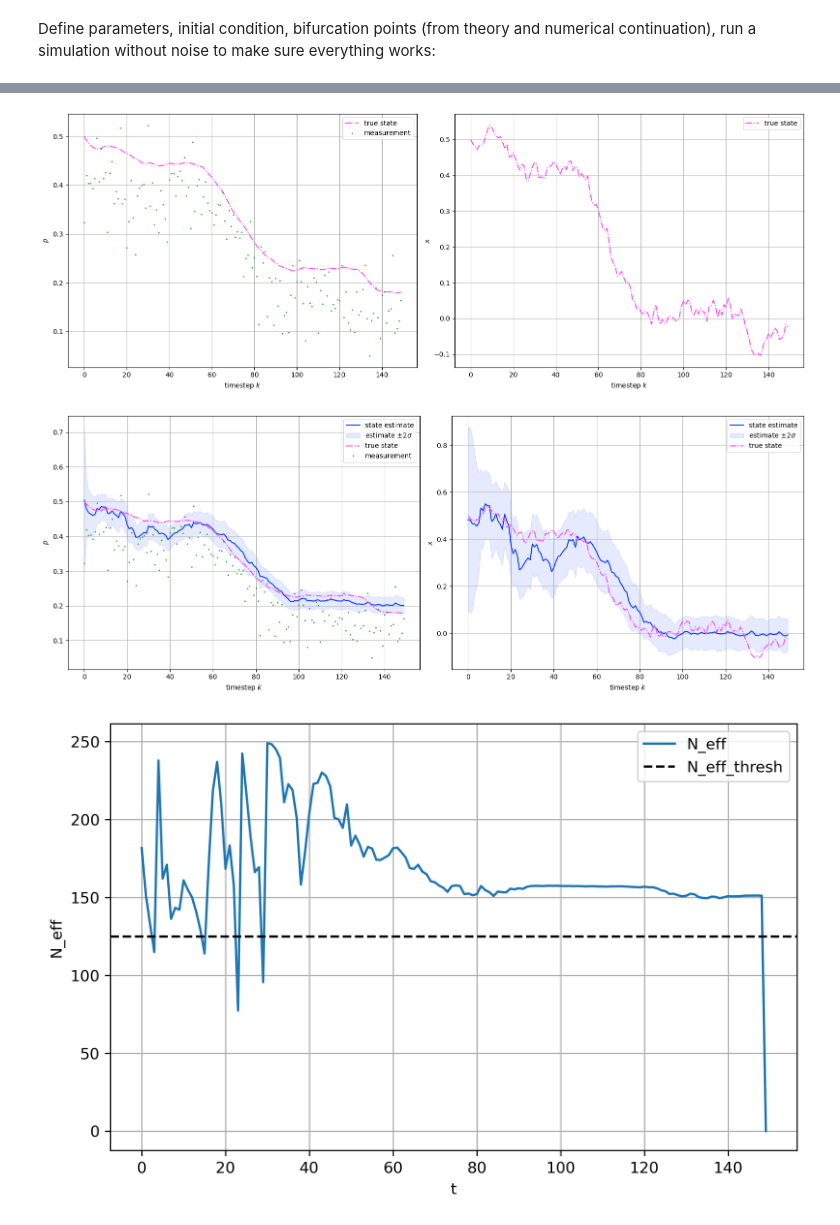
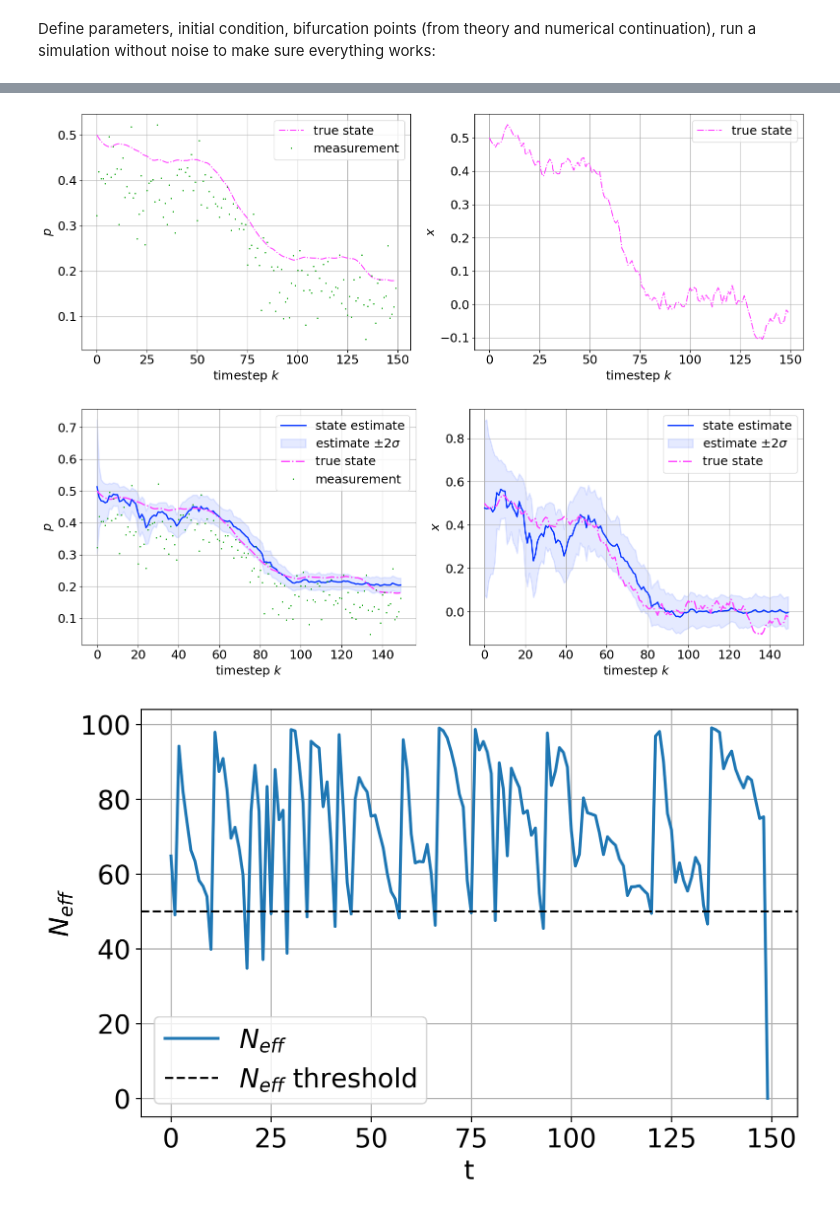
Before and after one commit to valentine-alia/MAE-6760, a Jupyter notebook: project/project.ipynb, the cells around one changed output, grey strips where cells are left out. Drawn from its saved outputs; the diff is of its cells as text; code cells hidden in the pictures.

```diff
--- a/project/project.ipynb
+++ b/project/project.ipynb
@@ -7,6 +7,8 @@ from plot_openloop import plot_openloop
 from plot_estimator import plot_estimator
 
 from scipy.stats import norm
+
+plt.rcParams.update({'font.size': 18})
 # %% [markdown]
 \begin{align}
     \dot p = \bar\beta(1+x)(1-p)p - \delta p\\
@@ -100,9 +108,7 @@ nt = len(t)
 
 wstd = 0.02
 Qc = wstd**2 # sqrt of this is sigma/std of w
-w = rng.standard_normal(nt) * (np.sqrt(Qc) / np.sqrt(dt))
-Qd = Qc / dt
-G = np.array([[0.0], [dt]])
+w = rng.standard_normal(nt) * np.sqrt(Qc*dt)
 
 # Simulate dynamics
 y0 = [0.5,0.5]
@@ -141,7 +147,7 @@ axes1[1].set_ylabel(r'$x$')
 
 plt.tight_layout()
 # %% [output]
-[figure, old version]
+[figure, new version]
 # %%
 H = np.array([[1, 0]])
 
@@ -152,7 +158,7 @@ sigpsq = (twosigp/2)**2
 sigxsq = (twosigx/2)**2
 P0 = np.diag([sigpsq,sigxsq]) # initial convariance
 
-N_part = 250
+N_part = 100
 Neff_thresh = int(N_part//2)
 Y_part = np.zeros((2,N_part,nt))
 Y_part[:, :, 0] = rng.multivariate_normal(y0, P0, N_part).T
@@ -179,7 +185,6 @@ Wk      = W0.copy()
 CDF     = np.cumsum(Wk)
 L       = np.zeros(N_part)
 R_inv   = 1/R
-Qsq = np.sqrt(Qc)
 nw = 1
 
 
@@ -196,7 +201,7 @@ for k in range(nt - 1):
     # PREDICTION STEP
     # ------------------------------------------------------------------
 
-    W_part = np.sqrt(Qd) * rng.standard_normal((1, N_part)) # process noise (possibly wrong?)
+    W_part = np.sqrt(Qc*dt)*rng.standard_normal((1, N_part))
     Y_pred = predict_state_SIS_NOD(Y_prior, W_part, beta,delta,kp,kx,u0,tau, dt)
 
     # ------------------------------------------------------------------
@@ -249,6 +254,7 @@ fig2.subplots_adjust(wspace=0.3)
 plot_estimator(t, yhat[0, :], Phat[0, 0, :], y_true[0, :],
                plot_type='state', z=z, ax=axes2[0])
 axes2[0].set_ylabel(r'$p$')
+#axes2[0]
 
 plot_estimator(t, yhat[1, :], Phat[1, 1, :], y_true[1, :],
                plot_type='state', ax=axes2[1])
@@ -258,16 +264,16 @@ plt.tight_layout()
 
 plt.show()
 # %% [output]
-[figure, old version]
+[figure, new version]
 # %%
 # plot number of effective particles
 plt.figure(figsize = (8,5),dpi=300)
-plt.plot(t,Neff,label= "N_eff")
-plt.axhline(Neff_thresh, linestyle = "dashed",color = "black", label = "N_eff_thresh")
+plt.plot(t,Neff,label= r"$N_{eff}$",lw = 2)
+plt.axhline(Neff_thresh, linestyle = "dashed",color = "black", label = r"$N_{eff}$ threshold")
 plt.xlabel("t")
-plt.ylabel("N_eff")
+plt.ylabel(r"$N_{eff}$")
 plt.legend()
 plt.grid()
 plt.show()
 # %% [output]
-[figure, old version]
+[figure, new version]
```
Also changed, not shown: parts of 12 cells of this notebook, 3 other files.
